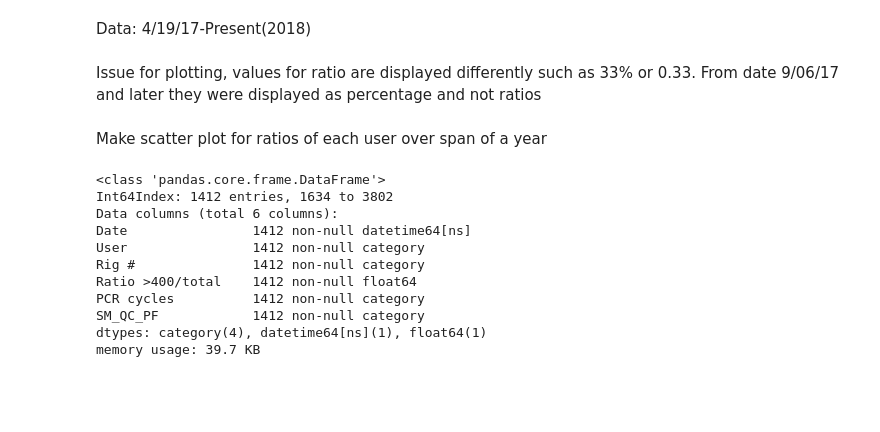
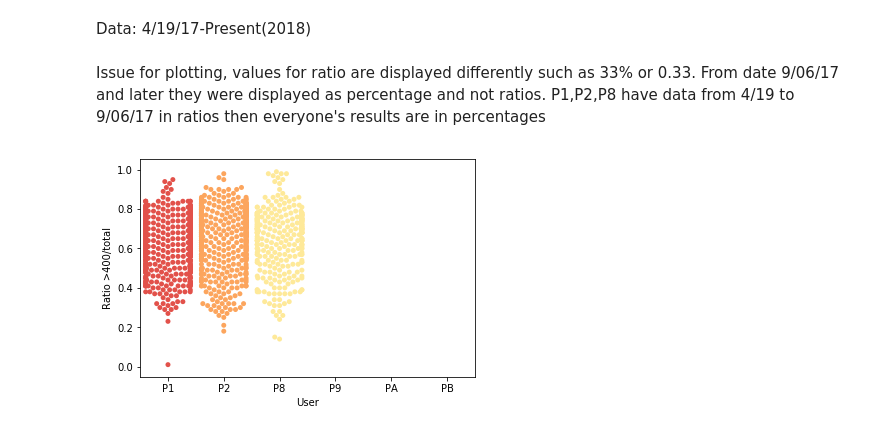
Before and after one commit to ramr24/Personal, a Jupyter notebook: picogreen_ratio_vs_user.ipynb, the cells around one changed output. Saved outputs shown, nothing was run; the diff lists cells and outputs as text; code cells hidden in the pictures; blank space fills up the shorter version.

```diff
--- a/picogreen_ratio_vs_user.ipynb
+++ b/picogreen_ratio_vs_user.ipynb
@@ -72,20 +103,9 @@ Users = P1(Kristen), P2(Rusty), P8(Lindsay), P9(Lisa), PA(Ram), PB(Dijon)
 # %% [markdown]
 Data: 4/19/17-Present(2018)
 # %% [markdown]
-Issue for plotting, values for ratio are displayed differently such as 33% or 0.33. From date 9/06/17 and later they were displayed as percentage and not ratios
+Issue for plotting, values for ratio are displayed differently such as 33% or 0.33. From date 9/06/17 and later they were displayed as percentage and not ratios. P1,P2,P8 have data from 4/19 to 9/06/17 in ratios then everyone's results are in percentages
-# %% [markdown]
-Make scatter plot for ratios of each user over span of a year
-# %%
-ps.info()
-# %% [output]
-<class 'pandas.core.frame.DataFrame'>
-Int64Index: 1412 entries, 1634 to 3802
-Data columns (total 6 columns):
-Date                1412 non-null datetime64[ns]
-User                1412 non-null category
-Rig #               1412 non-null category
-Ratio >400/total    1412 non-null float64
-PCR cycles          1412 non-null category
-SM_QC_PF            1412 non-null category
-dtypes: category(4), datetime64[ns](1), float64(1)
-memory usage: 39.7 KB
+# %%
+sp = sns.swarmplot(x = "User", y = "Ratio >400/total", data = ps[ps["Ratio >400/total"] < 1],
+                    order = ["P1", "P2", "P8", "P9", "PA", "PB"], palette = "Spectral")
+# %% [output]
+[figure, added]
```
Also changed, not shown: parts of 5 cells of this notebook, 2 other files.
